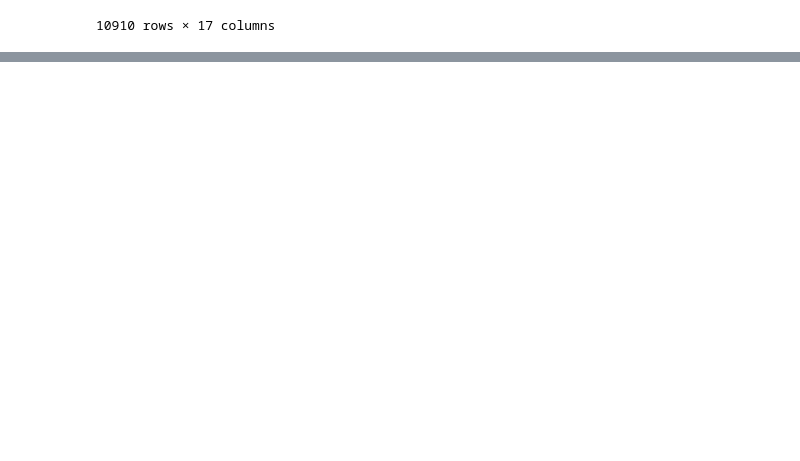
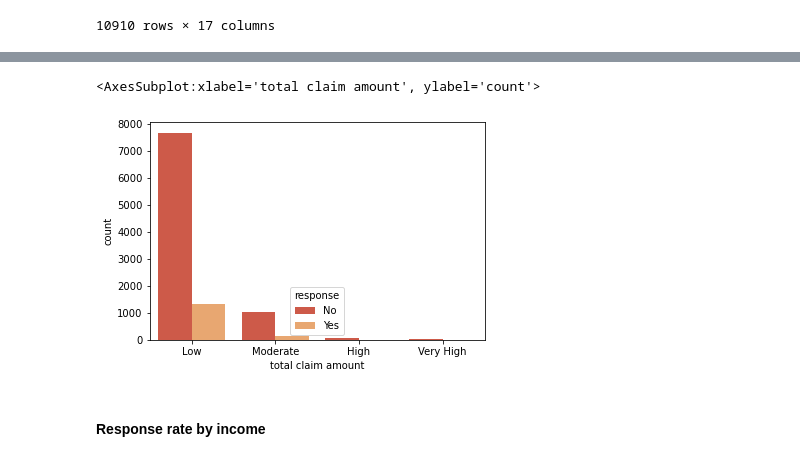
Before and after one commit to ZZN0412/Case_Studies, a Jupyter notebook: Customer_Case_Study.ipynb, the cells around one changed output, grey strips where cells are left out. Saved outputs shown, nothing was run; the diff lists cells and outputs as text; code cells hidden in the pictures; blank space fills up the shorter version.

```diff
--- a/Customer_Case_Study.ipynb
+++ b/Customer_Case_Study.ipynb
@@ -659,0 +703,3 @@ array([[<AxesSubplot:title={'center':'unnamed: 0'}>,
+# %%
+claim_amount_bins = pd.cut(mark_df['total claim amount'], labels = ['Low', 'Moderate', 'High', 'Very High'], bins = 4)
+claim_amount_bins
@@ -659,0 +720,8 @@ array([[<AxesSubplot:title={'center':'unnamed: 0'}>,
+# %%
+response_rate_by_claim_amount= sns.countplot(x=claim_amount_bins, hue="response", data=mark_df)
+response_rate_by_claim_amount
+# %% [output]
+<AxesSubplot:xlabel='total claim amount', ylabel='count'>
+[figure, added]
+# %% [markdown]
+#### Response rate by income
```
Also changed, not shown: parts of 107 cells of this notebook.
